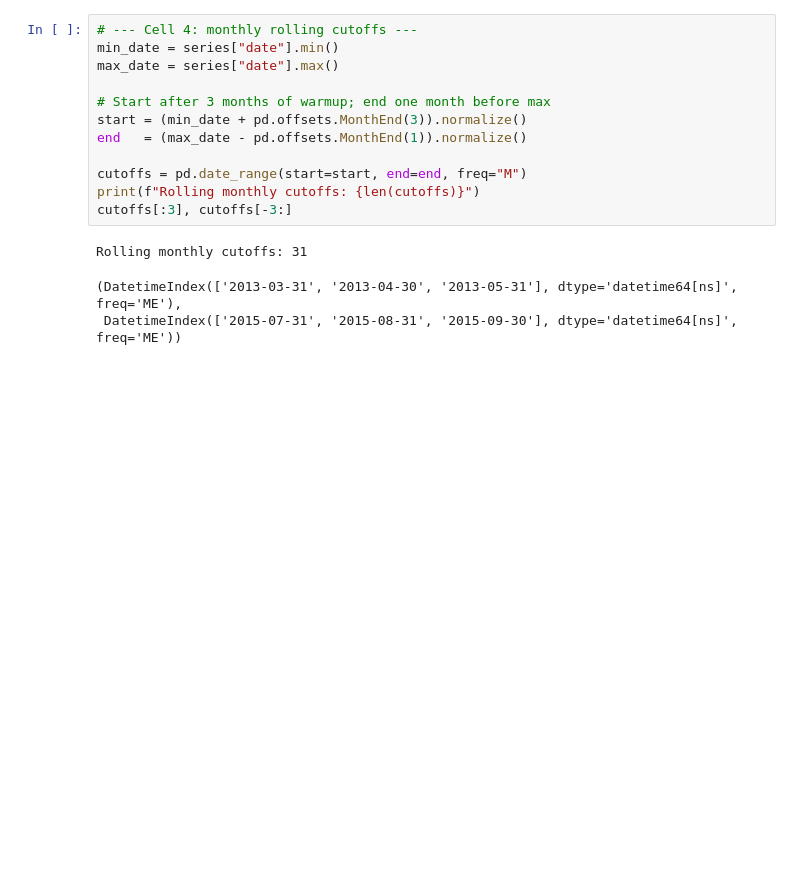
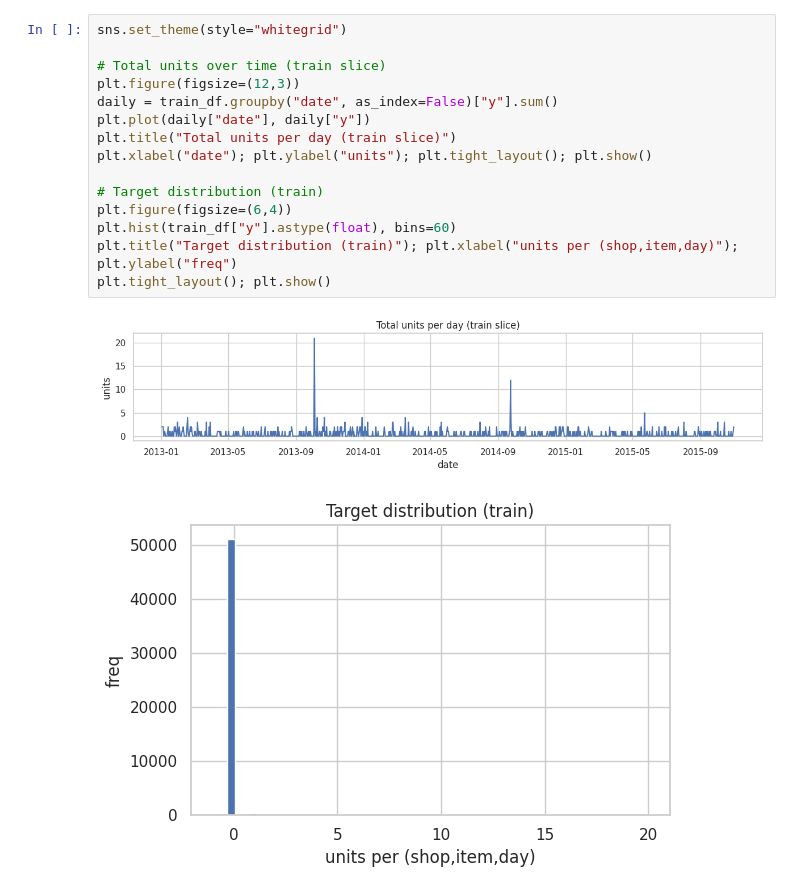
Before and after one commit to btheard3/retail-alpha-forecaster, a Jupyter notebook: notebooks/04_backtest.ipynb, the cells around one changed output. Drawn from its saved outputs; the diff is of its cells as text; blank space fills up the shorter version.

```diff
--- a/notebooks/04_backtest.ipynb
+++ b/notebooks/04_backtest.ipynb
@@ -139,17 +207,19 @@ series.head()
 # %%
-# --- Cell 4: monthly rolling cutoffs ---
-min_date = series["date"].min()
-max_date = series["date"].max()
+sns.set_theme(style="whitegrid")
 
-# Start after 3 months of warmup; end one month before max
-start = (min_date + pd.offsets.MonthEnd(3)).normalize()
-end   = (max_date - pd.offsets.MonthEnd(1)).normalize()
+# Total units over time (train slice)
+plt.figure(figsize=(12,3))
+daily = train_df.groupby("date", as_index=False)["y"].sum()
+plt.plot(daily["date"], daily["y"])
+plt.title("Total units per day (train slice)")
+plt.xlabel("date"); plt.ylabel("units"); plt.tight_layout(); plt.show()
 
-cutoffs = pd.date_range(start=start, end=end, freq="M")
-print(f"Rolling monthly cutoffs: {len(cutoffs)}")
-cutoffs[:3], cutoffs[-3:]
+# Target distribution (train)
+plt.figure(figsize=(6,4))
+plt.hist(train_df["y"].astype(float), bins=60)
+plt.title("Target distribution (train)"); plt.xlabel("units per (shop,item,day)"); plt.ylabel("freq")
+plt.tight_layout(); plt.show()
 # %% [output]
-Rolling monthly cutoffs: 31
-(DatetimeIndex(['2013-03-31', '2013-04-30', '2013-05-31'], dtype='datetime64[ns]', freq='ME'),
- DatetimeIndex(['2015-07-31', '2015-08-31', '2015-09-30'], dtype='datetime64[ns]', freq='ME'))
+[figure, added]
+[figure, added]
 # %%
```
Also changed, not shown: parts of 12 cells of this notebook.
